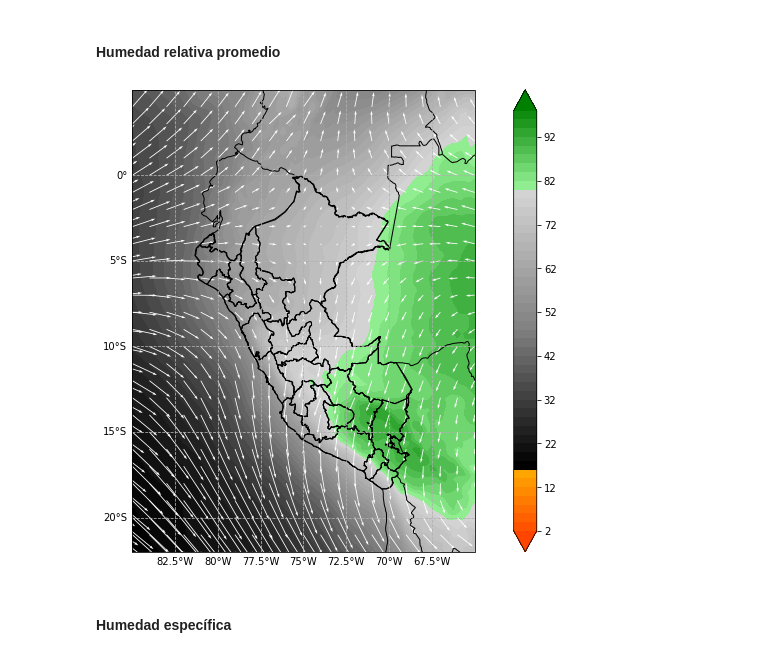
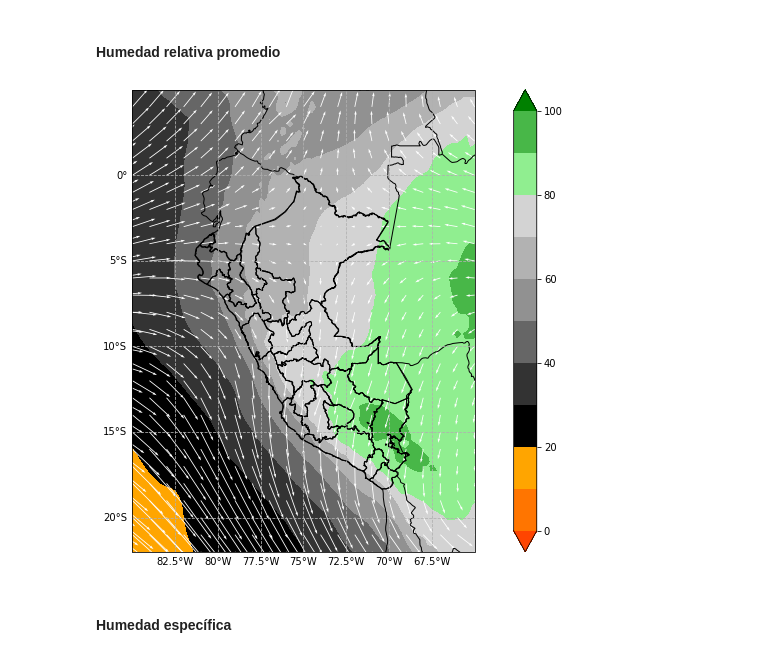
Before and after one commit to rosepb28/ERA5, a Jupyter notebook: era5.ipynb, the cells around one changed output. Saved outputs shown, nothing was run; the diff lists cells and outputs as text; code cells hidden in the pictures.

```diff
--- a/era5.ipynb
+++ b/era5.ipynb
@@ -203,33 +203,33 @@ hrp = (r_sum/len(levels[:levels.index(600)]))
 up = (u_sum/len(levels[:levels.index(600)]))
 vp = (v_sum/len(levels[:levels.index(600)]))
 # %%
-levs = np.arange(2,100,2)
-cmap, norm = c_cmap('Colores/hrp.xlsx', 'hrp', levs)
+levs = np.arange(0,110,10)
+cmap, norm = c_cmap('Colores/hrp2.xlsx', '550', levs)
 
 fig=plt.figure(figsize=(14,8.5), facecolor='white')
 prj=ccrs.PlateCarree()
 ax = plt.axes(projection = prj)
 cx = ax.contourf(ln,lt,hrp,levs, transform=prj, cmap=cmap, norm = norm, extend='both')
 ax.quiver(ln[::4,::4],lt[::4,::4],up[::4,::4],vp[::4,::4], color = 'w', scale = 80)
 
 #Límites de países y departamentos
 dir_shp = 'SHP/DEPARTAMENTOS.shp'
 shp = list(shpreader.Reader(dir_shp).geometries())
 ax.add_geometries(shp,prj,edgecolor='black',facecolor='None')
 ax.add_feature(cfeature.BORDERS)
 ax.add_feature(cfeature.COASTLINE)
 #Grillas y etiquetas de lat,lon
 gl = ax.gridlines(draw_labels=True,linestyle='--')
 gl.top_labels = gl.right_labels = False
 ax.set_extent([-85,-65,-22,5], crs=prj)
 
 plt.colorbar(cx)
 
 fig.savefig('Img/{}/hrp.png'.format(month), dpi=fig.dpi, bbox_inches= 'tight')
 
 plt.show()
 # %% [output]
-[figure, old version]
+[figure, new version]
 # %% [markdown]
 #### Humedad específica
 # %%
```
Also changed, not shown: parts of 3 cells of this notebook, 7 other files.
